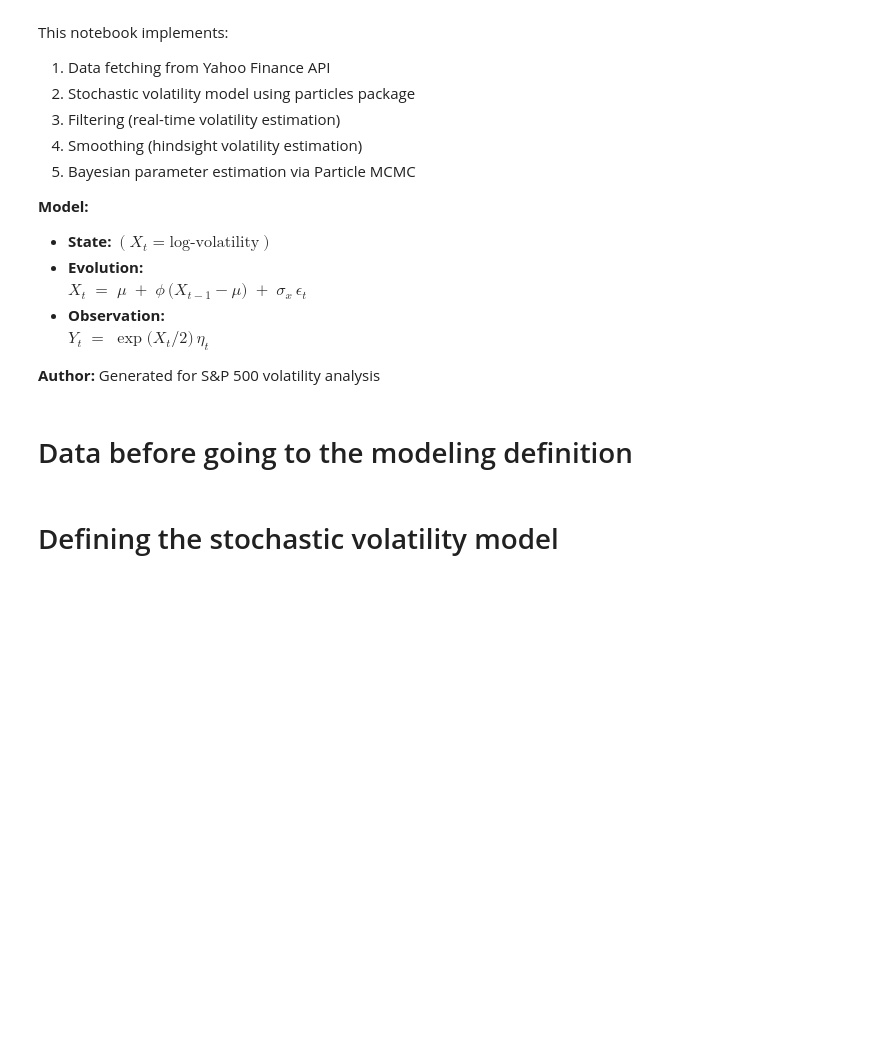
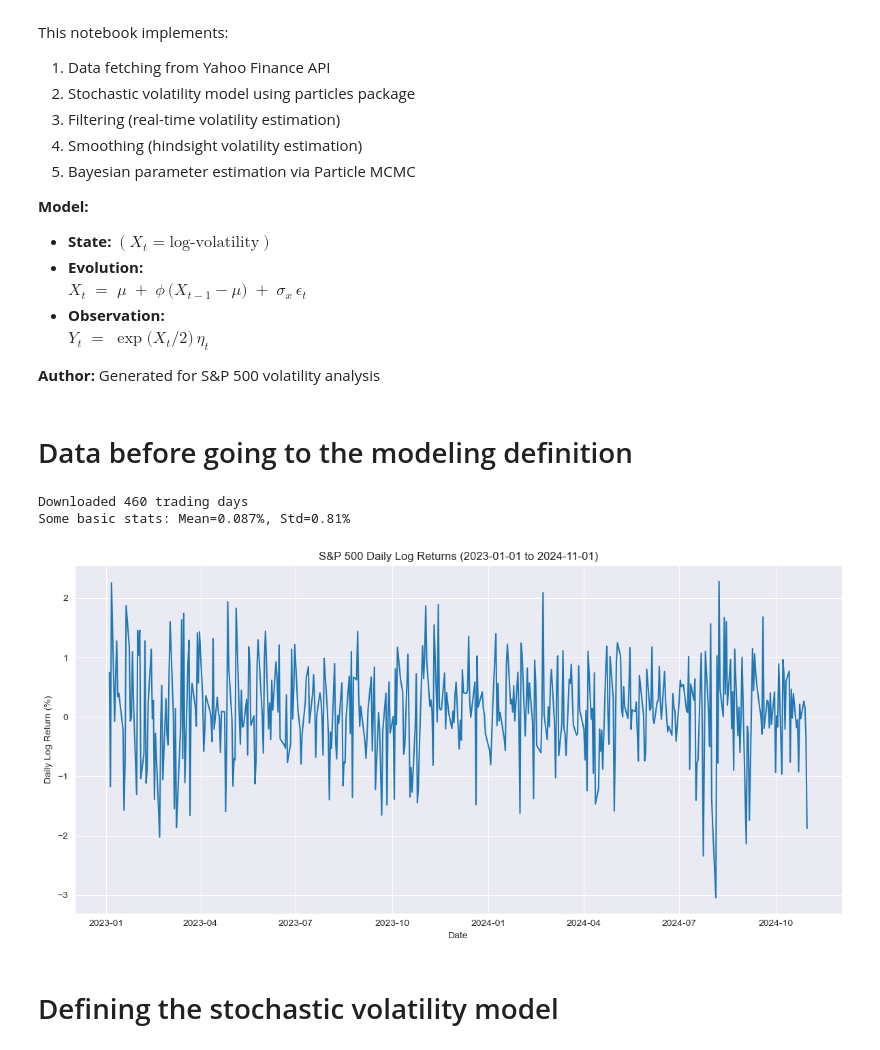
Before and after one commit to designed7000/UCL-Research-Project, a Jupyter notebook: Week1.ipynb, the cells around one changed output. Cells and saved outputs as stored; diff of their text form; code cells hidden in the pictures; blank space fills up the shorter version.

Commit message:
Finished with the notebook and added result images

```diff
--- a/Week1.ipynb
+++ b/Week1.ipynb
@@ -50,6 +53,24 @@ def fetch_sp500_data(start_date="2023-01-01", end_date="2024-11-01"):
     print(f"Some basic stats: Mean={data['Returns'].mean():.3f}%, Std={data['Returns'].std():.2f}%")
 
     return data
+# %%
+# Fetch the data
+data = fetch_sp500_data()
+
+# Plotting with Seaborn
+sns.set_style("darkgrid")
+plt.figure(figsize=(12, 6))
+sns.lineplot(x=data.index, y=data['Returns'])
+plt.title("S&P 500 Daily Log Returns (2023-01-01 to 2024-11-01)")
+plt.xlabel("Date")
+plt.ylabel("Daily Log Return (%)")
+plt.tight_layout()
+plt.savefig("sp500_log_returns.png", dpi=300, bbox_inches="tight")
+plt.show()
+# %% [output]
+Downloaded 460 trading days
+Some basic stats: Mean=0.087%, Std=0.81%
+[figure, added]
 # %% [markdown]
 # Defining the stochastic volatility model
 # %% [markdown]
```
Also changed, not shown: parts of 25 cells of this notebook, 4 other files.
